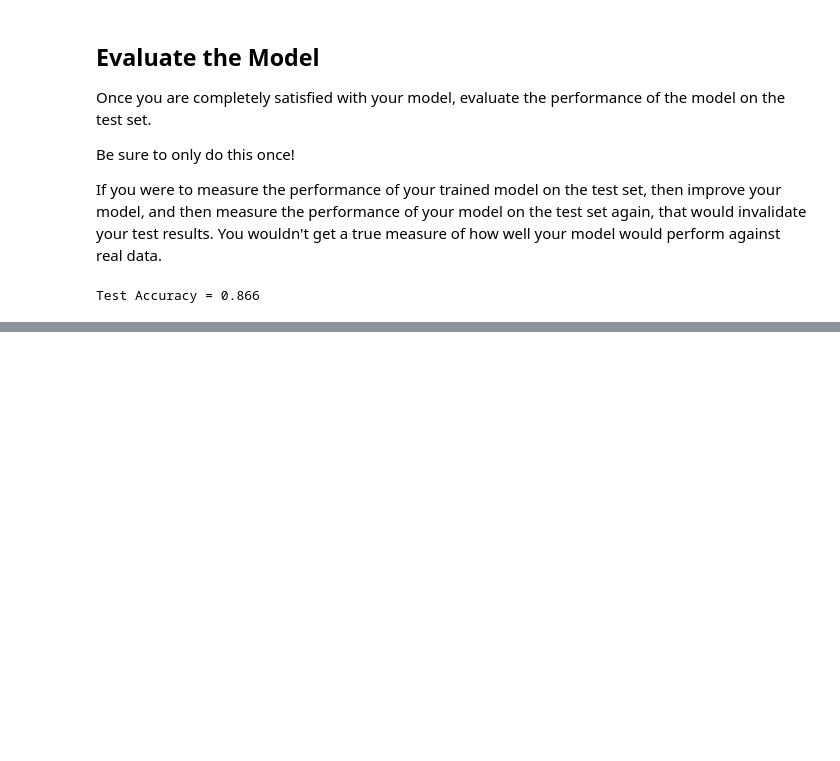
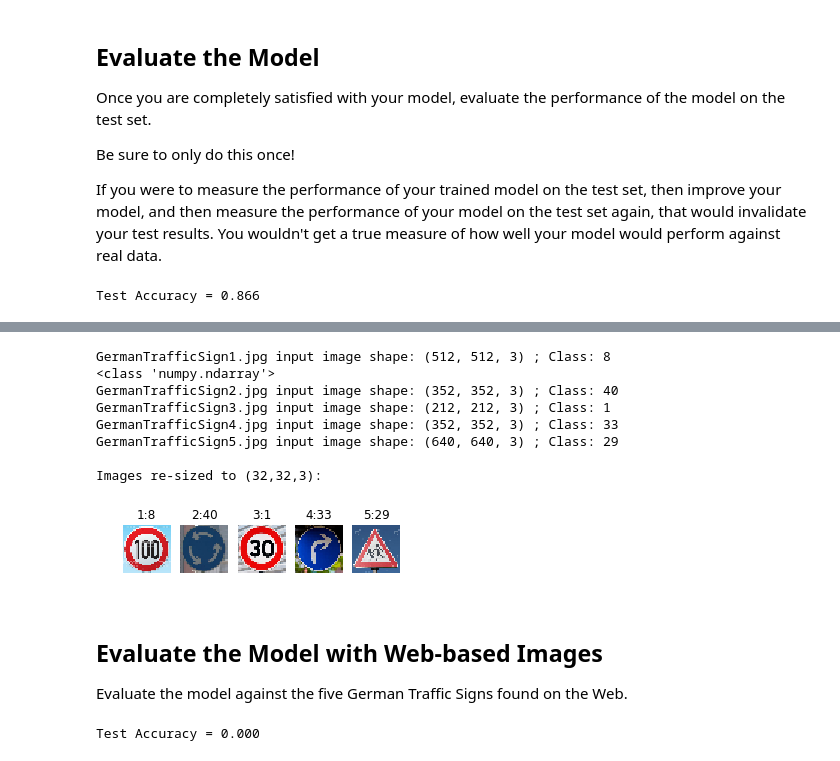
Before and after one commit to blunderbuss9/CarND-TSC-StewartTeaze, a Jupyter notebook: TrafficSignClassifier.ipynb, the cells around one changed output, grey strips where cells are left out. Cells and saved outputs as stored; diff of their text form; code cells hidden in the pictures; blank space fills up the shorter version.

Commit message:
Update to add 5 web-acquired German Traffic sign images, and evaluation code

```diff
--- a/TrafficSignClassifier.ipynb
+++ b/TrafficSignClassifier.ipynb
@@ -320,0 +330,59 @@ Test Accuracy = 0.866
+# %%
+from skimage.io import imread
+from skimage.transform import resize
+
+X_web_test = []
+y_web_test = []
+
+# Read in the 5 sample traffic sign images taken from the web, and re-size them to (32,32,3), and classify them
+im = imread("GermanTrafficSign1.jpg")
+print("GermanTrafficSign1.jpg input image shape:", im.shape, "; Class: 8")
+image = resize(im, (32, 32))
+print(type(image))
+X_web_test.append(image); y_web_test.append(7)
+im = imread("GermanTrafficSign2.jpg")
+print("GermanTrafficSign2.jpg input image shape:", im.shape, "; Class: 40")
+image = resize(im, (32, 32))
+X_web_test.append(image); y_web_test.append(39)
+im = imread("GermanTrafficSign3.jpg")
+print("GermanTrafficSign3.jpg input image shape:", im.shape, "; Class: 1")
+image = resize(im, (32, 32))
+X_web_test.append(image); y_web_test.append(0)
+im = imread("GermanTrafficSign4.jpg")
+print("GermanTrafficSign4.jpg input image shape:", im.shape, "; Class: 33")
+image = resize(im, (32, 32))
+X_web_test.append(image); y_web_test.append(32)
+im = imread("GermanTrafficSign5.jpg")
+print("GermanTrafficSign5.jpg input image shape:", im.shape, "; Class: 29")
+image = resize(im, (32, 32))
+X_web_test.append(image); y_web_test.append(28)
+
+# Plot the 5 (32,32,3) sample images
+print("\n"+"Images re-sized to (32,32,3):")
+for index in range (0, 5):
+    image = X_web_test[index]
+    ax = plt.subplot(1,6,index+1)
+    plt.axis('off')
+    ax.set_title(str(index+1) + ":" + str(y_web_test[index]+1))
+    plt.imshow(image)
+# %% [output]
+GermanTrafficSign1.jpg input image shape: (512, 512, 3) ; Class: 8
+<class 'numpy.ndarray'>
+GermanTrafficSign2.jpg input image shape: (352, 352, 3) ; Class: 40
+GermanTrafficSign3.jpg input image shape: (212, 212, 3) ; Class: 1
+GermanTrafficSign4.jpg input image shape: (352, 352, 3) ; Class: 33
+GermanTrafficSign5.jpg input image shape: (640, 640, 3) ; Class: 29
+
+Images re-sized to (32,32,3):
+[figure, added]
+# %% [markdown]
+## Evaluate the Model with Web-based Images
+Evaluate the model against the five German Traffic Signs found on the Web.
+# %%
+with tf.Session() as sess:
+    saver.restore(sess, tf.train.latest_checkpoint('.'))
+
+    test_accuracy = evaluate_web_image_test(X_web_test, y_web_test)
+    print("Test Accuracy = {:.3f}".format(test_accuracy))
+# %% [output]
+Test Accuracy = 0.000
```
Also changed, not shown: parts of 5 cells of this notebook, 5 other files.
